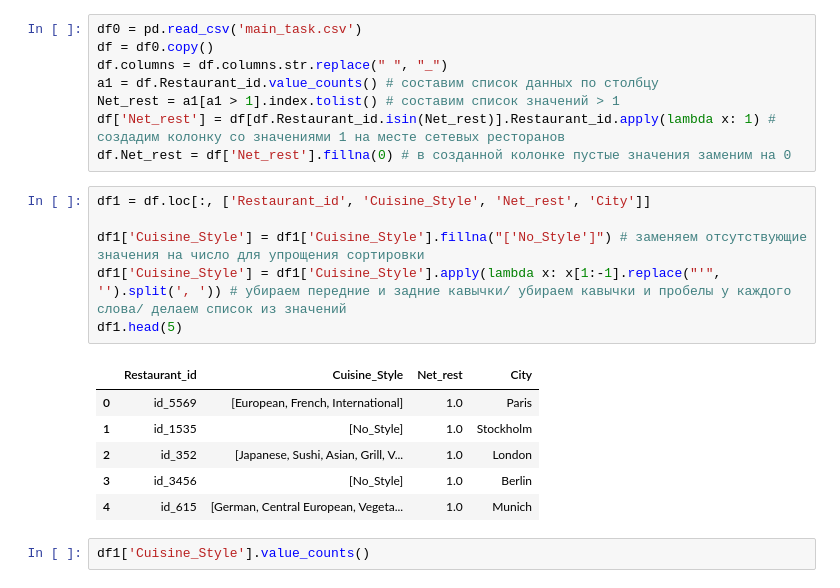
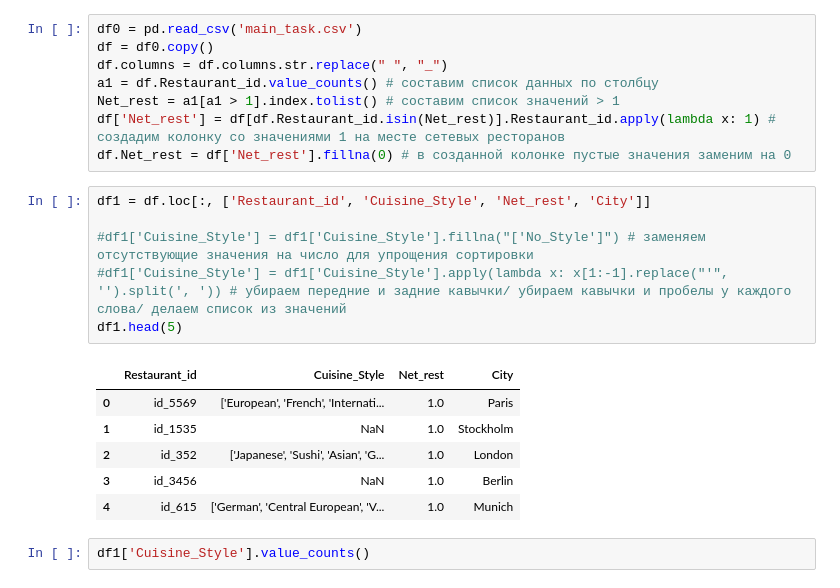
Before and after one commit to lermontoff123/Projekts, a Jupyter notebook: 4. Restaurant/Restaurant.ipynb, the cells around one changed output. Cells and saved outputs as stored; diff of their text form.

```diff
--- a/4. Restaurant/Restaurant.ipynb
+++ b/4. Restaurant/Restaurant.ipynb
@@ -326,16 +326,16 @@ df.Net_rest = df['Net_rest'].fillna(0) # в созданной колонке п
 # %%
 df1 = df.loc[:, ['Restaurant_id', 'Cuisine_Style', 'Net_rest', 'City']]
 
-df1['Cuisine_Style'] = df1['Cuisine_Style'].fillna("['No_Style']") # заменяем отсутствующие значения на число для упрощения сортировки
-df1['Cuisine_Style'] = df1['Cuisine_Style'].apply(lambda x: x[1:-1].replace("'", '').split(', ')) # убираем передние и задние кавычки/ убираем кавычки и пробелы у каждого слова/ делаем список из значений
+#df1['Cuisine_Style'] = df1['Cuisine_Style'].fillna("['No_Style']") # заменяем отсутствующие значения на число для упрощения сортировки
+#df1['Cuisine_Style'] = df1['Cuisine_Style'].apply(lambda x: x[1:-1].replace("'", '').split(', ')) # убираем передние и задние кавычки/ убираем кавычки и пробелы у каждого слова/ делаем список из значений
 df1.head(5)
 # %% [output]
 |  | Restaurant_id | Cuisine_Style | Net_rest | City |
-| 0 | id_5569 | [European, French, International] | 1.0 | Paris |
-| 1 | id_1535 | [No_Style] | 1.0 | Stockholm |
-| 2 | id_352 | [Japanese, Sushi, Asian, Grill, V... | 1.0 | London |
-| 3 | id_3456 | [No_Style] | 1.0 | Berlin |
-| 4 | id_615 | [German, Central European, Vegeta... | 1.0 | Munich |
+| 0 | id_5569 | ['European', 'French', 'Internati... | 1.0 | Paris |
+| 1 | id_1535 | NaN | 1.0 | Stockholm |
+| 2 | id_352 | ['Japanese', 'Sushi', 'Asian', 'G... | 1.0 | London |
+| 3 | id_3456 | NaN | 1.0 | Berlin |
+| 4 | id_615 | ['German', 'Central European', 'V... | 1.0 | Munich |
 # %%
 df1['Cuisine_Style'].value_counts()
 # %% [output]
```
Also changed, not shown: parts of 14 cells of this notebook.
